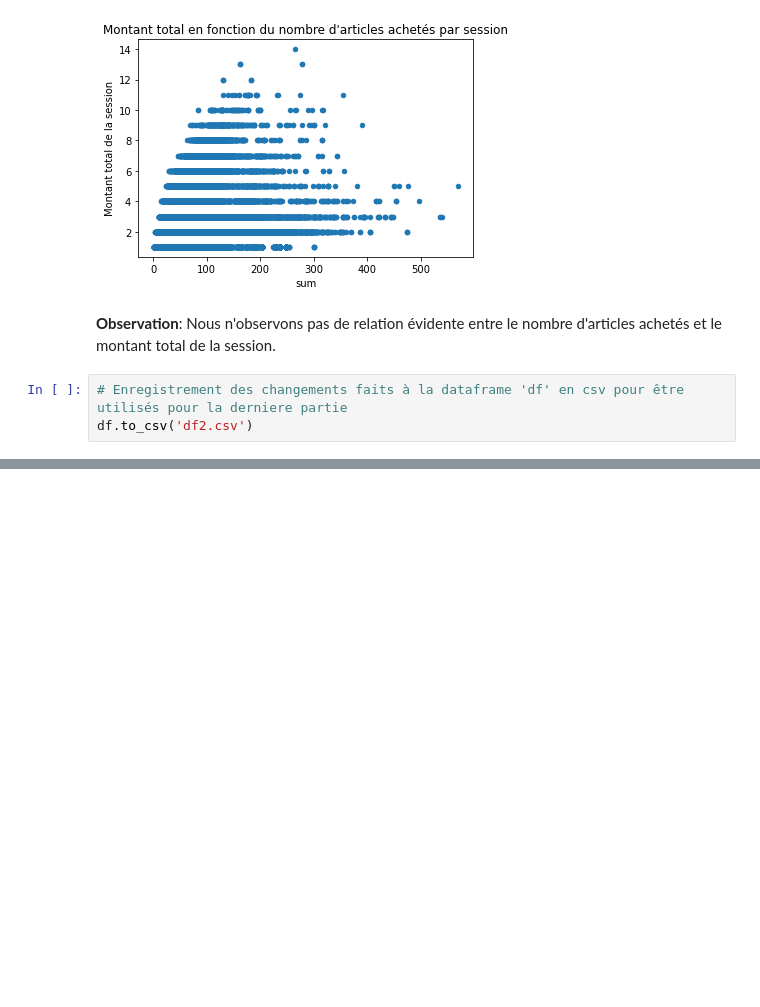
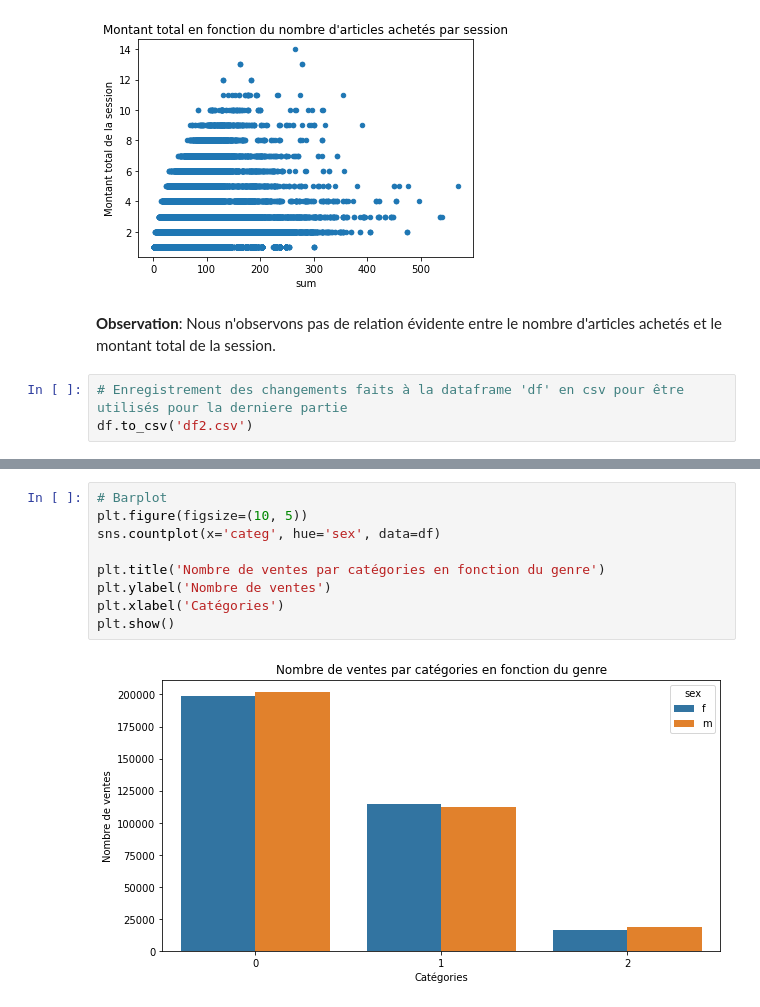
Before and after one commit to Drcadin/Bookshop_analysis, a Jupyter notebook: Bookshop_seles_analysis.ipynb, the cells around one changed output, grey strips where cells are left out. Saved outputs shown, nothing was run; the diff lists cells and outputs as text; blank space fills up the shorter version.

```diff
--- a/Bookshop_seles_analysis.ipynb
+++ b/Bookshop_seles_analysis.ipynb
@@ -1221,0 +1248,11 @@ df.to_csv('df2.csv')
+# %%
+# Barplot
+plt.figure(figsize=(10, 5))
+sns.countplot(x='categ', hue='sex', data=df)
+
+plt.title('Nombre de ventes par catégories en fonction du genre')
+plt.ylabel('Nombre de ventes')
+plt.xlabel('Catégories')
+plt.show()
+# %% [output]
+[figure, added]
```
Also changed, not shown: parts of 62 cells of this notebook.
